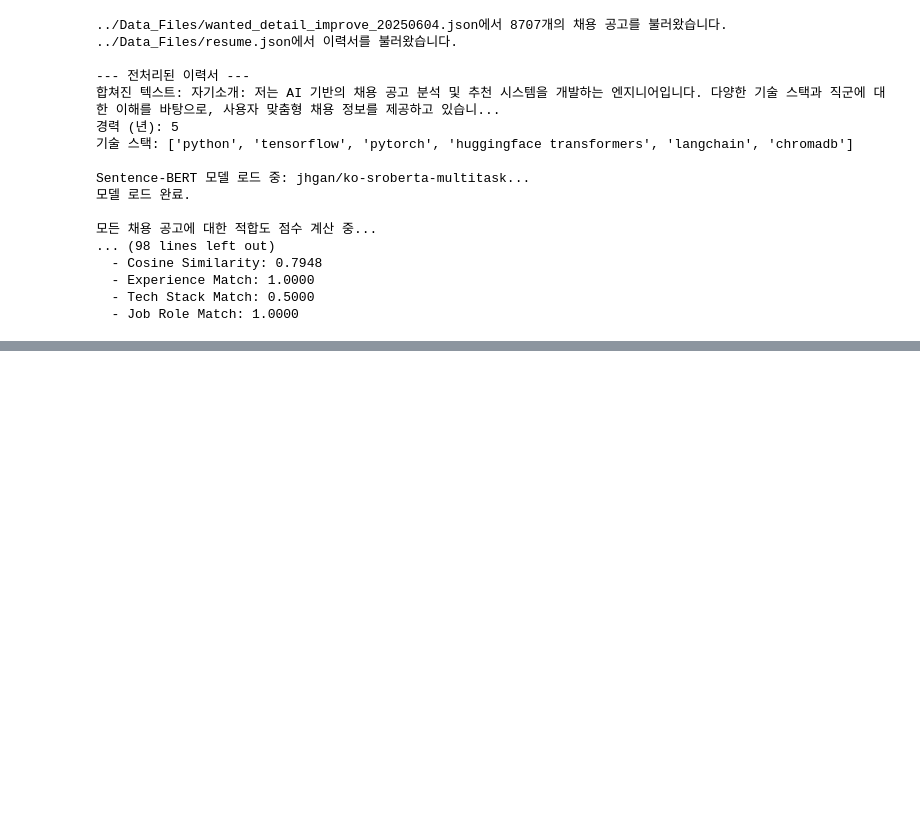
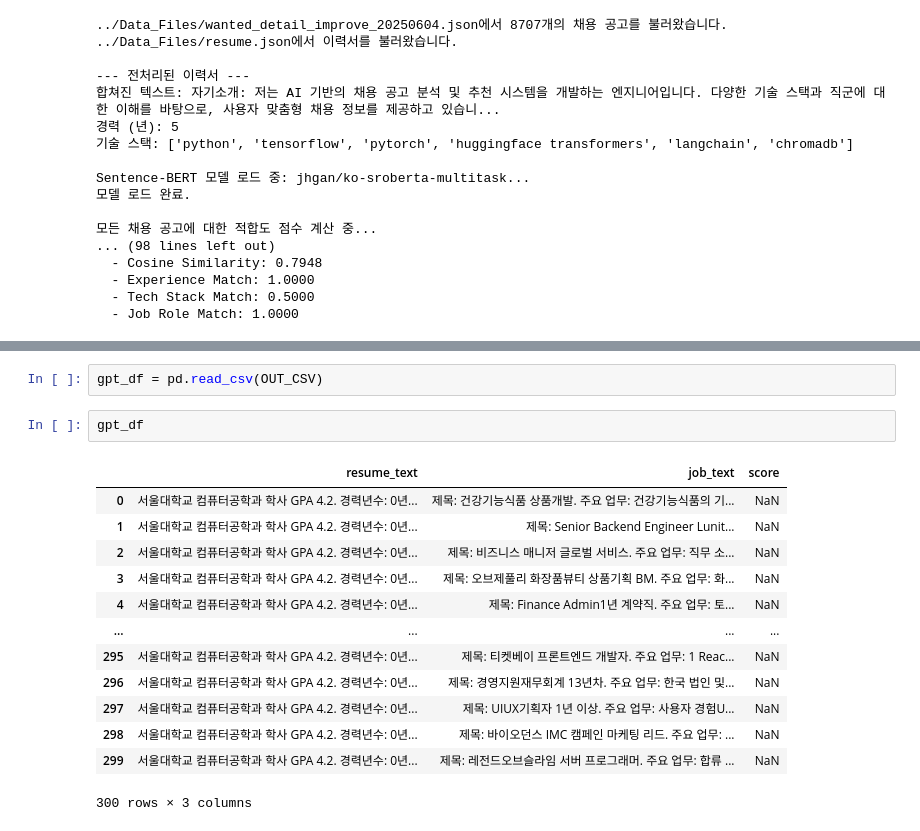
Before and after one commit to Digital-Smart-Busan-Final-Team6/Personal_Find_Job_Helper, a Jupyter notebook: Model_Predict/fit_score.ipynb, the cells around one changed output, grey strips where cells are left out. Drawn from its saved outputs; the diff is of its cells as text; blank space fills up the shorter version.

```diff
--- a/Model_Predict/fit_score.ipynb
+++ b/Model_Predict/fit_score.ipynb
@@ -476,0 +688,18 @@ Sentence-BERT 모델 로드 중: jhgan/ko-sroberta-multitask...
+# %%
+gpt_df = pd.read_csv(OUT_CSV)
+# %%
+gpt_df
+# %% [output]
+|  | resume_text | job_text | score |
+| 0 | 서울대학교 컴퓨터공학과 학사 GPA 4.2. 경력년수: 0년... | 제목: 건강기능식품 상품개발. 주요 업무: 건강기능식품의 기... | NaN |
+| 1 | 서울대학교 컴퓨터공학과 학사 GPA 4.2. 경력년수: 0년... | 제목: Senior Backend Engineer Lunit... | NaN |
+| 2 | 서울대학교 컴퓨터공학과 학사 GPA 4.2. 경력년수: 0년... | 제목: 비즈니스 매니저 글로벌 서비스. 주요 업무: 직무 소... | NaN |
+| 3 | 서울대학교 컴퓨터공학과 학사 GPA 4.2. 경력년수: 0년... | 제목: 오브제풀리 화장품뷰티 상품기획 BM. 주요 업무: 화... | NaN |
+| 4 | 서울대학교 컴퓨터공학과 학사 GPA 4.2. 경력년수: 0년... | 제목: Finance Admin1년 계약직. 주요 업무: 토... | NaN |
+| ... | ... | ... | ... |
+| 295 | 서울대학교 컴퓨터공학과 학사 GPA 4.2. 경력년수: 0년... | 제목: 티켓베이 프론트엔드 개발자. 주요 업무: 1 Reac... | NaN |
+| 296 | 서울대학교 컴퓨터공학과 학사 GPA 4.2. 경력년수: 0년... | 제목: 경영지원재무회계 13년차. 주요 업무: 한국 법인 및... | NaN |
+| 297 | 서울대학교 컴퓨터공학과 학사 GPA 4.2. 경력년수: 0년... | 제목: UIUX기획자 1년 이상. 주요 업무: 사용자 경험U... | NaN |
+| 298 | 서울대학교 컴퓨터공학과 학사 GPA 4.2. 경력년수: 0년... | 제목: 바이오던스 IMC 캠페인 마케팅 리드. 주요 업무: ... | NaN |
+| 299 | 서울대학교 컴퓨터공학과 학사 GPA 4.2. 경력년수: 0년... | 제목: 레전드오브슬라임 서버 프로그래머. 주요 업무: 합류 ... | NaN |
+300 rows × 3 columns
```
Also changed, not shown: parts of 13 cells of this notebook, 9 other files.
